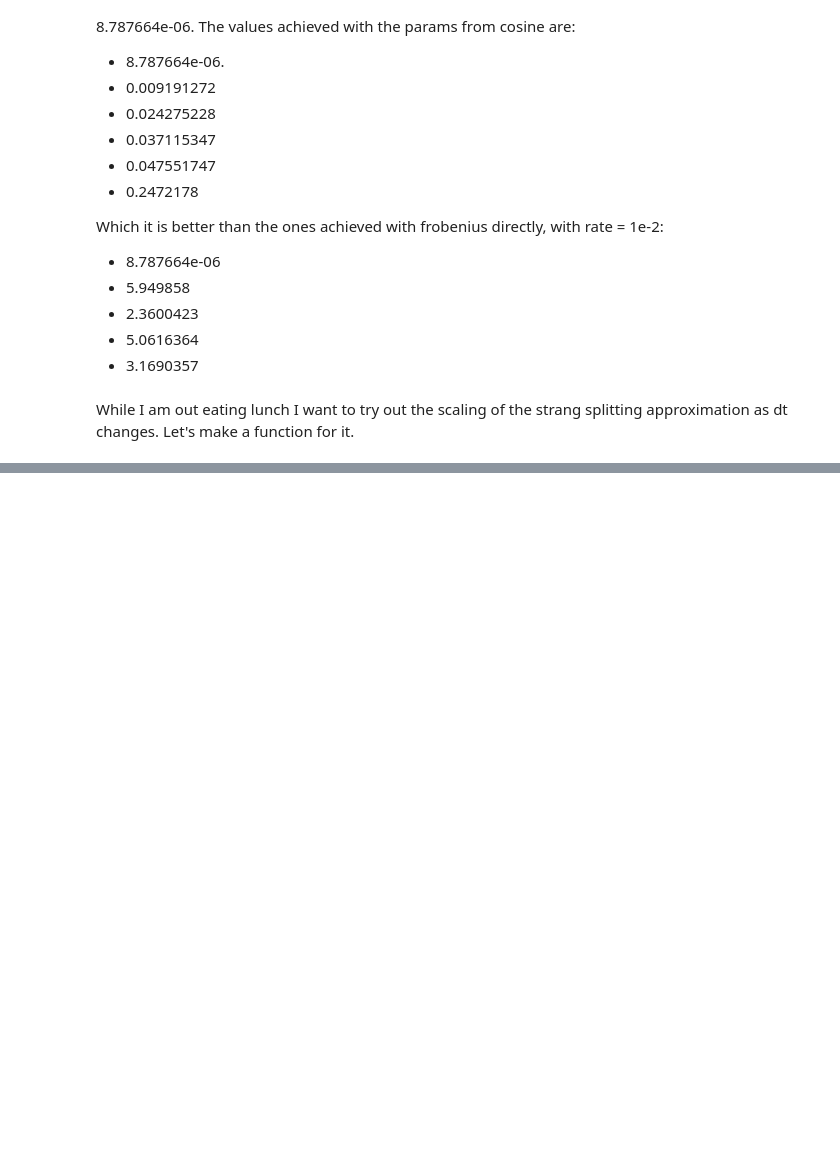
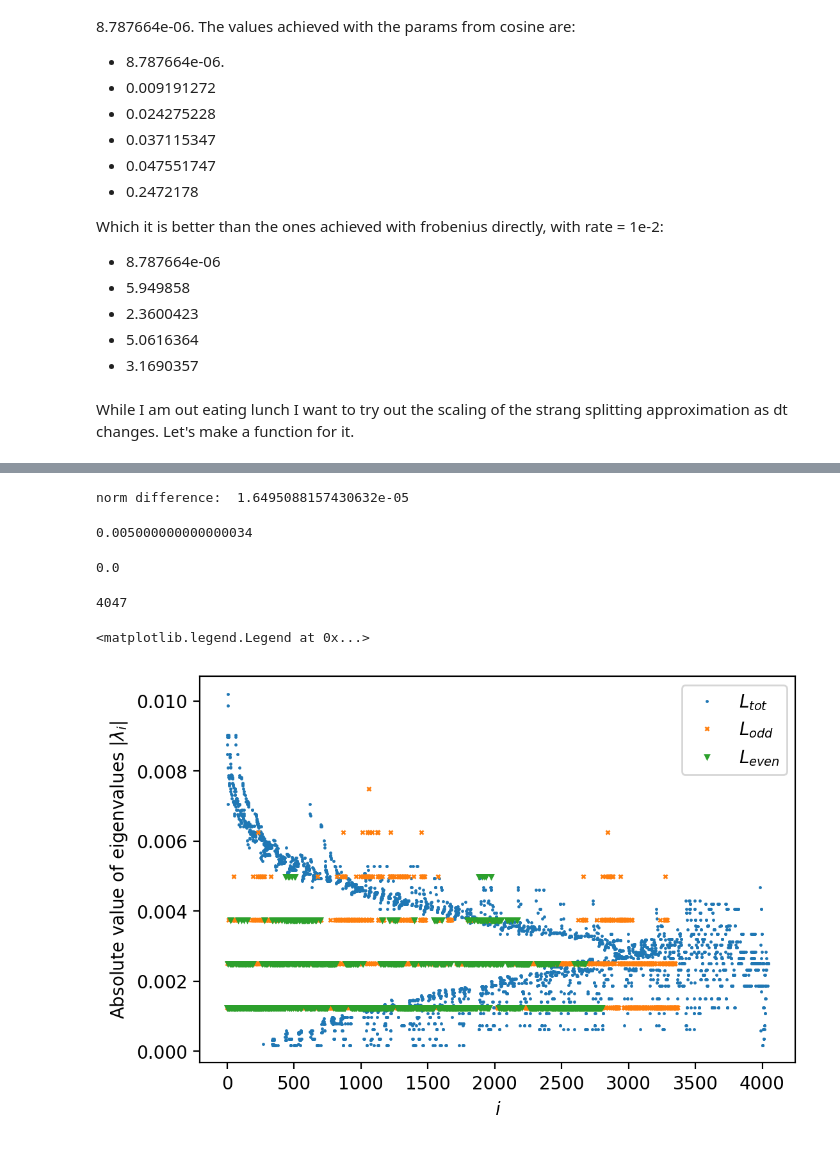
Before and after one commit to EmilianoG-byte/opentn, a Jupyter notebook: experiments/gradient.ipynb, the cells around one changed output, grey strips where cells are left out. Saved outputs shown, nothing was run; the diff lists cells and outputs as text; code cells hidden in the pictures; blank space fills up the shorter version.

```diff
--- a/experiments/gradient.ipynb
+++ b/experiments/gradient.ipynb
@@ -149,8 +140,8 @@ Effective number of qubits 12.0
 # %%
 # converting to exponential
 # this is the exp(\hat{L}) that we should apply to the vectorization of the initial density matrix.
-exp_Lvec_odd =scipy.linalg.expm(Lvec_odd*t/2)
-exp_Lvec_even = scipy.linalg.expm(Lvec_even*t)
+exp_Lvec_odd = jscipy.linalg.expm(Lvec_odd*t/2) #changing to jax again
+exp_Lvec_even = jscipy.linalg.expm(Lvec_even*t) #changing to jax again
 # %%
 X1 = jnp.linalg.cholesky(exp_Lvec_odd)
 # %%
@@ -1291,0 +1033,41 @@ Id.reshape(-1, 1).shape
+# %%
+# NOTE: when dividing by 6, norm of even is: 0.16668983579286278 (similar for odd)
+# reduce the operators by a factor of 6
+exp_tot_rnd_red = exp_operator_dt(Lvec_rnd/6, tau=tau, library='jax')
+exp_odd_rnd_red = exp_operator_dt(Lvec_odd_rnd/6, tau=tau/2, library='jax')
+exp_even_rnd_red = exp_operator_dt(Lvec_even_rnd/6, tau=tau, library='jax')
+approx_rnd_red = exp_odd_rnd_red @ exp_even_rnd_red @ exp_odd_rnd_red
+# norm difference
+norm_diff_rnd_red = frobenius_norm(exp_tot_rnd_red, approx_rnd_red)
+print('norm difference: ', norm_diff_rnd_red)
+# %% [output]
+norm difference:  1.6495088157430632e-05
+# %%
+# calculating the norm for the odd and even liouvillian
+eigvals_tot= np.linalg.eigvals(Lvec)
+eigvals_odd= np.linalg.eigvals(Lvec_odd)
+eigvals_even= np.linalg.eigvals(Lvec_even)
+# %%
+np.max(np.abs(eigvals_even))
+# %% [output]
+0.005000000000000034
+# %%
+np.min(np.abs(eigvals_tot))
+# %% [output]
+0.0
+# %%
+len([eig for eig in np.abs(eigvals_tot) if eig >=tol])
+# %% [output]
+4047
+# %%
+tol = 1e-5
+plt.figure(dpi=200)
+plt.plot([eig for eig in np.abs(eigvals_tot) if eig >=tol], 'o', markersize=0.75, label=r'$L_{tot}$')
+plt.plot([eig for eig in np.abs(eigvals_odd) if eig >=tol], 'x', markersize=2.5,label=r'$L_{odd}$')
+plt.plot([eig for eig in np.abs(eigvals_even) if eig >=tol], 'v', markersize=2.5,label=r'$L_{even}$')
+plt.ylabel(r'Absolute value of eigenvalues |$\lambda_i$|')
+plt.xlabel(r'$i$')
+plt.legend()
+# %% [output]
+<matplotlib.legend.Legend at 0x...>
+[figure, added]
```
Also changed, not shown: parts of 136 cells of this notebook, 2 other files.
